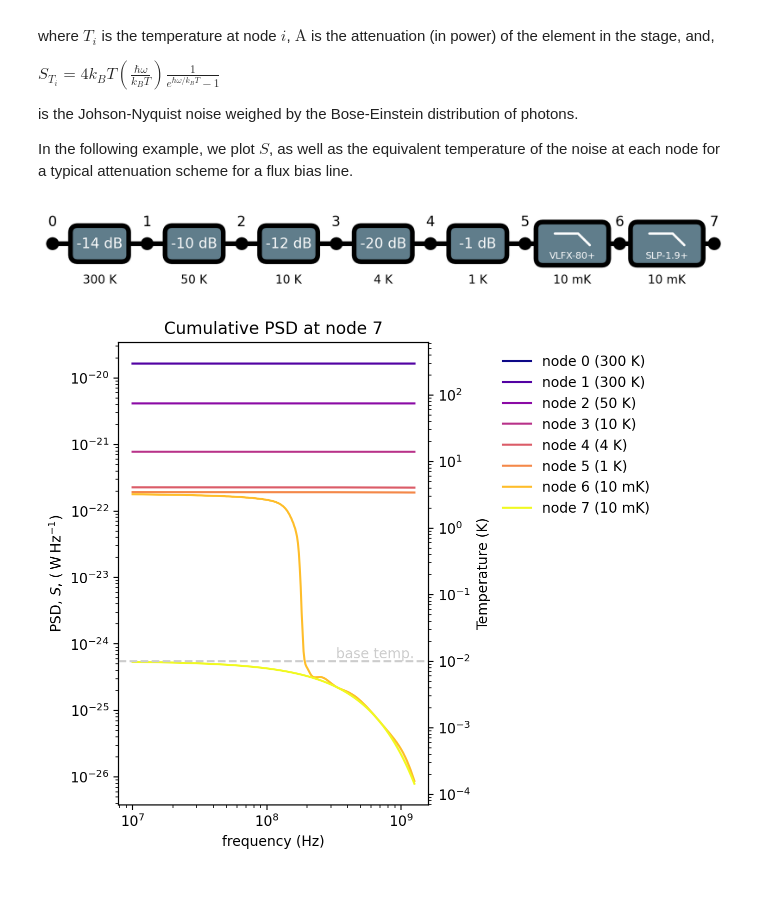
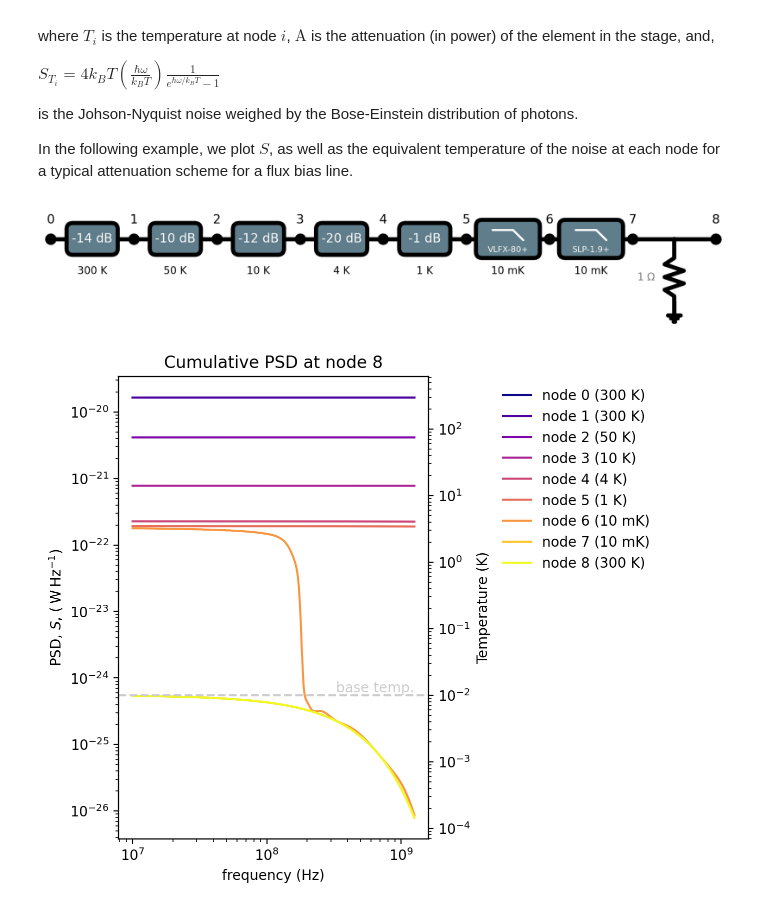
Before and after one commit to jorgemfm27/Network_analysis, a Jupyter notebook: tutorial_nb.ipynb, the cells around one changed output. Saved outputs shown, nothing was run; the diff lists cells and outputs as text; code cells hidden in the pictures.

```diff
--- a/tutorial_nb.ipynb
+++ b/tutorial_nb.ipynb
@@ -351,21 +388,22 @@ In the following example, we plot $S$, as well as the equivalent temperature of
 # %%
 # Setup network
 network = nt.Network(Zgen=Z0)
 # flux line filtering
 network.add_attenuator(attn_dB=14.4, temperature_K=300, Z0=Z0)   # RT cables
 network.add_attenuator(attn_dB=10, temperature_K=50, Z0=Z0)      # 50K
 network.add_attenuator(attn_dB=12, temperature_K=10, Z0=Z0)      # cryo cables
 network.add_attenuator(attn_dB=20, temperature_K=4, Z0=Z0)       # 4K
 network.add_attenuator(attn_dB=1, temperature_K=1, Z0=Z0)        # still
 network.add_custom_component('VLFX-80+', temperature_K=10e-3)
 network.add_custom_component('SLP-1.9+', temperature_K=10e-3)
+network.add_resistor(R=1, element_type='parallel')
 network.draw_network()
 
 # frequency axis
 frequency = np.logspace(7, 9.1, 301)
 
 # Plot simulated PSD
 PSD = network.get_psd_at_node(frequency=frequency, initial_node_temp=300, plot=True, label=('base temp.', 10e-3))
 # %% [output]
-[figure, old version]
+[figure, new version]
-[figure, old version]
+[figure, new version]
```
Also changed, not shown: parts of 5 cells of this notebook, 6 other files.
